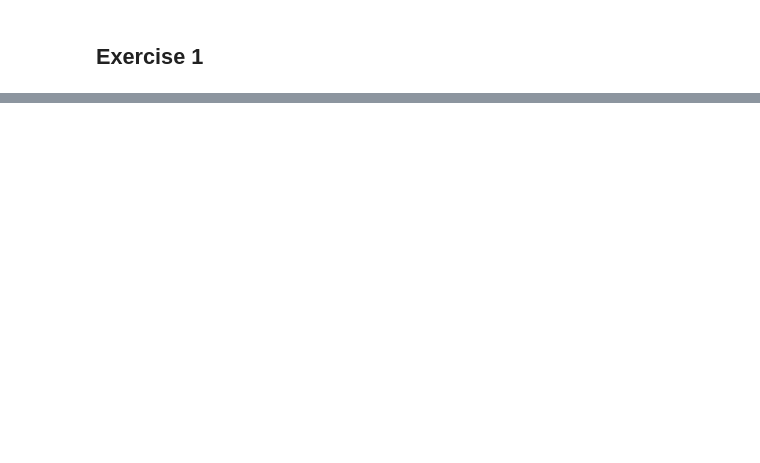
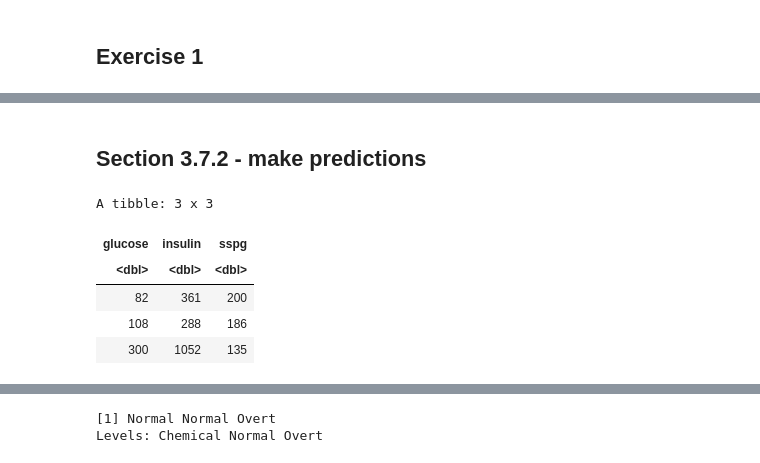
Before and after one commit to brainvat/Hefin-I-Rhys-Machine-Learning-with-R-the-tidyverse-and-mlr, a Jupyter notebook: chapter_03/Chapter 3 - Exercises.ipynb, the cells around one changed output, grey strips where cells are left out. Cells and saved outputs as stored; diff of their text form; code cells hidden in the pictures; blank space fills up the shorter version.

```diff
--- a/chapter_03/Chapter 3 - Exercises.ipynb
+++ b/chapter_03/Chapter 3 - Exercises.ipynb
@@ -92,0 +400,3 @@ ggplot(diabetesTib, aes(glucose, insulin, col = class, shape = class)) +
+# %%
+tunedKnn <- setHyperPars(makeLearner("classif.knn"), par.vals = tunedK$x)
+tunedKnnModel <- train(tunedKnn, diabetesTask)
@@ -92,0 +435,16 @@ ggplot(diabetesTib, aes(glucose, insulin, col = class, shape = class)) +
+# %% [markdown]
+## Section 3.7.2 - make predictions
+# %%
+newDiabetesPatients <- tibble(glucose = c(82, 108, 300),
+                              insulin = c(361, 288, 1052),
+                              sspg = c(200, 186, 135))
+newDiabetesPatients
+newPatentisPredictions <- predict(tunedKnnModel, newdata = newDiabetesPatients)
+getPredictionResponse(newPatentisPredictions)
+# %% [output]
+A tibble: 3 x 3
+| glucose | insulin | sspg |
+| <dbl> | <dbl> | <dbl> |
+| 82 | 361 | 200 |
+| 108 | 288 | 186 |
+| 300 | 1052 | 135 |
@@ -92,0 +453,2 @@ ggplot(diabetesTib, aes(glucose, insulin, col = class, shape = class)) +
+[1] Normal Normal Overt
+Levels: Chemical Normal Overt
```
Also changed, not shown: parts of 36 cells of this notebook, 6 other files.
